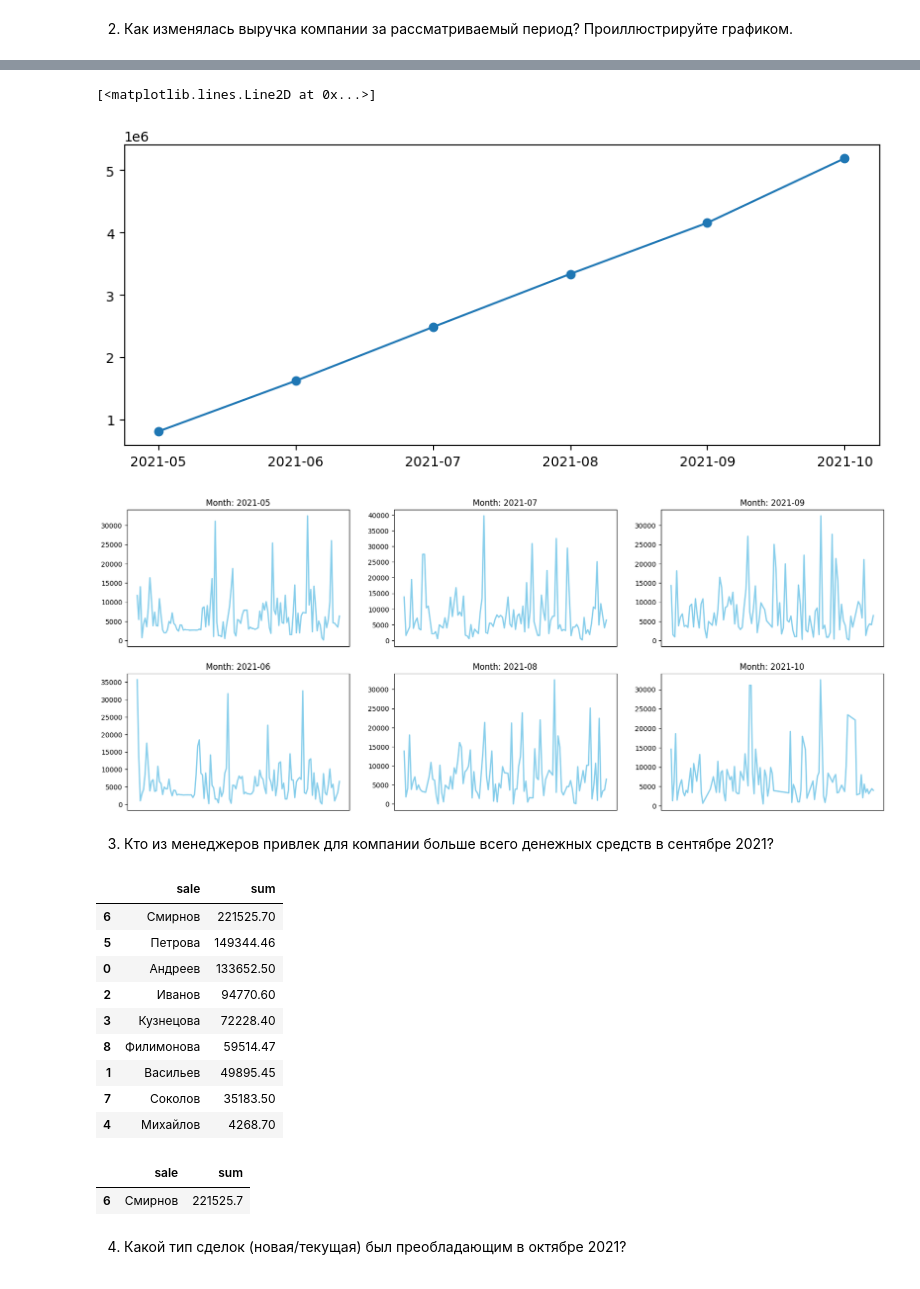
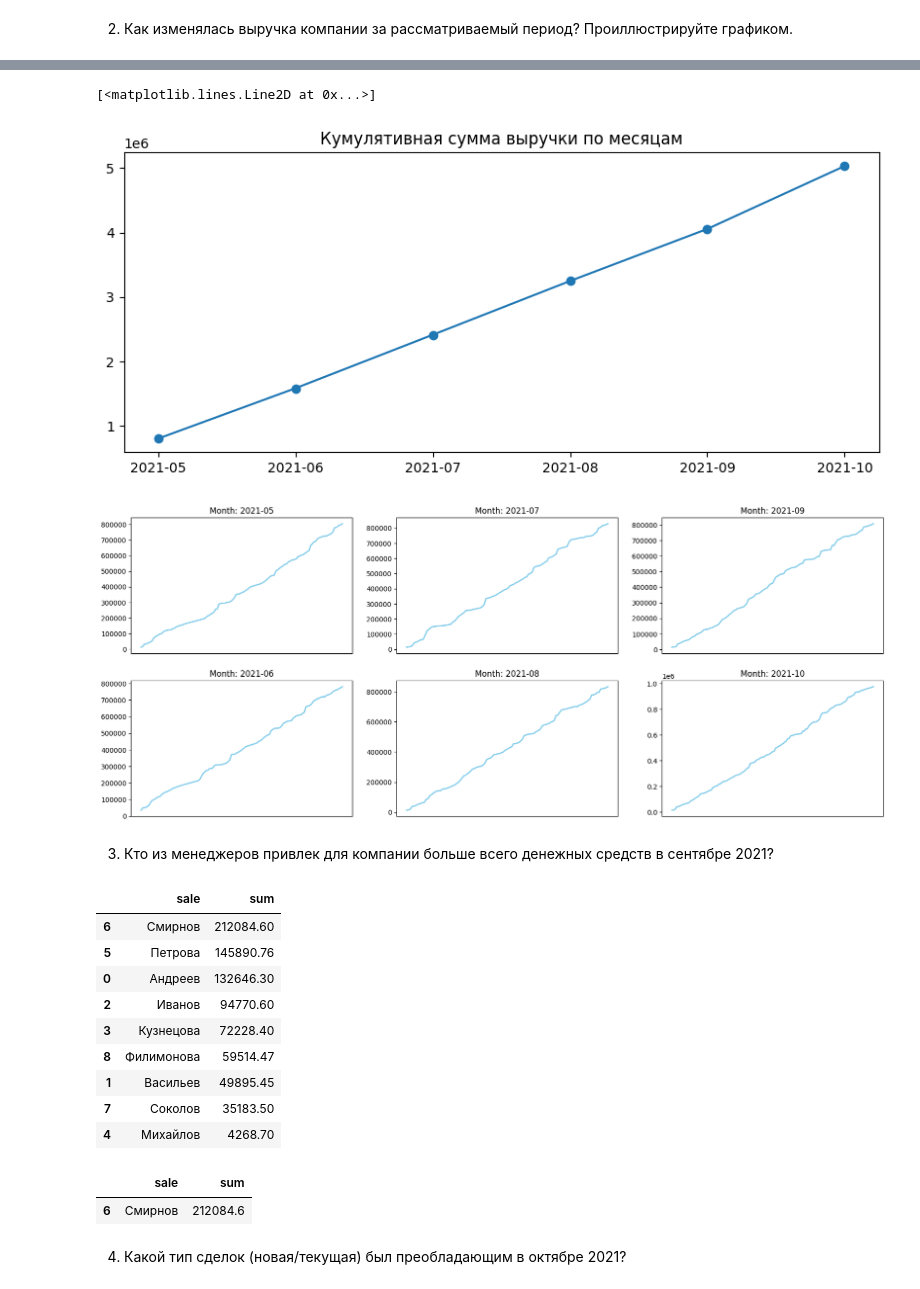
Before and after one commit to polings/Test-Tasks-Junior-Analyst, a Jupyter notebook: python_task.ipynb, the cells around one changed output, grey strips where cells are left out. Drawn from its saved outputs; the diff is of its cells as text; code cells hidden in the pictures.

```diff
--- a/python_task.ipynb
+++ b/python_task.ipynb
@@ -46,0 +49,3 @@ memory usage: 45.8+ KB
+# %%
+print("Количество дублей:", df.duplicated().sum())
+df.drop_duplicates(keep='first', inplace=True)
@@ -47,9 +56,12 @@ memory usage: 45.8+ KB
 # %%
+# Используем пустой столбец для значения даты в таблице
 df = df.rename(columns={'Unnamed: 5': 'date'})
 
+# Заполнение значений даты
 def filter(check,date):
     return date[:3] + date[-5:] if pd.isna(check) else np.nan
-
 df['date'] = df.apply(lambda x: filter(x.client_id, x.status), axis=1)
 df['date'] = df['date'].ffill()
-status_ok_df = df.dropna(subset=['client_id'])
+
+# Удаление пустых строк
+df = df.dropna(subset=['client_id'])
@@ -56,6 +70,6 @@ status_ok_df = df.dropna(subset=['client_id'])
 # %%
 df['client_id'] = df['client_id'].astype('int64')
-df['date'] = pd.to_datetime(df['date'], format='%Y-%m-%d')
+df['date'] = pd.to_datetime(df['date'])
 df['receiving_date'] = pd.to_datetime(df['receiving_date'], format='%Y-%m-%d', errors='coerce')
 # %%
 df.info()
@@ -123,22 +140,25 @@ plt.bar(grouped_df['date'], grouped_df['sum'], width=25)
 # %%
-df['month'] = df['date'].dt.to_period('M')
-aggregated_df = df.groupby('month')['sum'].sum().reset_index()
+# График кумулятивной суммы выручки за весь период
+aggregated_df = df.groupby('date')['sum'].sum().reset_index()
+aggregated_df['month'] = aggregated_df['date'].dt.to_period('M')
 plt.figure(figsize=(10, 4))
+plt.title(f'Кумулятивная сумма выручки по месяцам')
 plt.plot(aggregated_df['month'].astype(str), aggregated_df['sum'].cumsum(), marker='o')
 # %% [output]
 [<matplotlib.lines.Line2D at 0x...>]
-[figure, old version]
+[figure, new version]
 # %%
+# Графики кумулятивной суммы по месяцам
 fig, axes = plt.subplots(2, 3, figsize=(20, 8))
 months = ['2021-05', '2021-06', '2021-07', '2021-08', '2021-09', '2021-10']
 for i, month in enumerate(months):
     ax = axes[i % 2, i // 2]
-    month_data = df[(df['status'] != 'ПРОСРОЧЕНО') & (df['date'] == months[i])]
+    month_data = df[df['date'] == months[i]]
     ax.set_title(f'Month: {month}')
     ax.axes.get_xaxis().set_visible(False)
-    ax.plot(month_data['sum'], color='skyblue', linestyle='-', linewidth=2)
+    ax.plot(month_data['sum'].cumsum(), color='skyblue', linestyle='-', linewidth=2)
 # %% [output]
-[figure, old version]
+[figure, new version]
 # %% [markdown]
 3. Кто из менеджеров привлек для компании больше всего денежных средств в
 сентябре 2021?
@@ -147,9 +167,9 @@ sep_manager_sales_df = df[df['date'] == '2021-09-01'].groupby('sale')['sum'].sum
 sep_manager_sales_df.sort_values(by='sum', ascending=False)
 # %% [output]
 |  | sale | sum |
-| 6 | Смирнов | 221525.70 |
-| 5 | Петрова | 149344.46 |
-| 0 | Андреев | 133652.50 |
+| 6 | Смирнов | 212084.60 |
+| 5 | Петрова | 145890.76 |
+| 0 | Андреев | 132646.30 |
 | 2 | Иванов | 94770.60 |
 | 3 | Кузнецова | 72228.40 |
 | 8 | Филимонова | 59514.47 |
@@ -161,7 +181,7 @@ manager_max_sale = sep_manager_sales_df[sep_manager_sales_df['sum'] == sep_manag
 manager_max_sale
 # %% [output]
 |  | sale | sum |
-| 6 | Смирнов | 221525.7 |
+| 6 | Смирнов | 212084.6 |
 # %% [markdown]
 4. Какой тип сделок (новая/текущая) был преобладающим в октябре 2021?
 # %%
```
Also changed, not shown: parts of 16 cells of this notebook, 1 other file.
